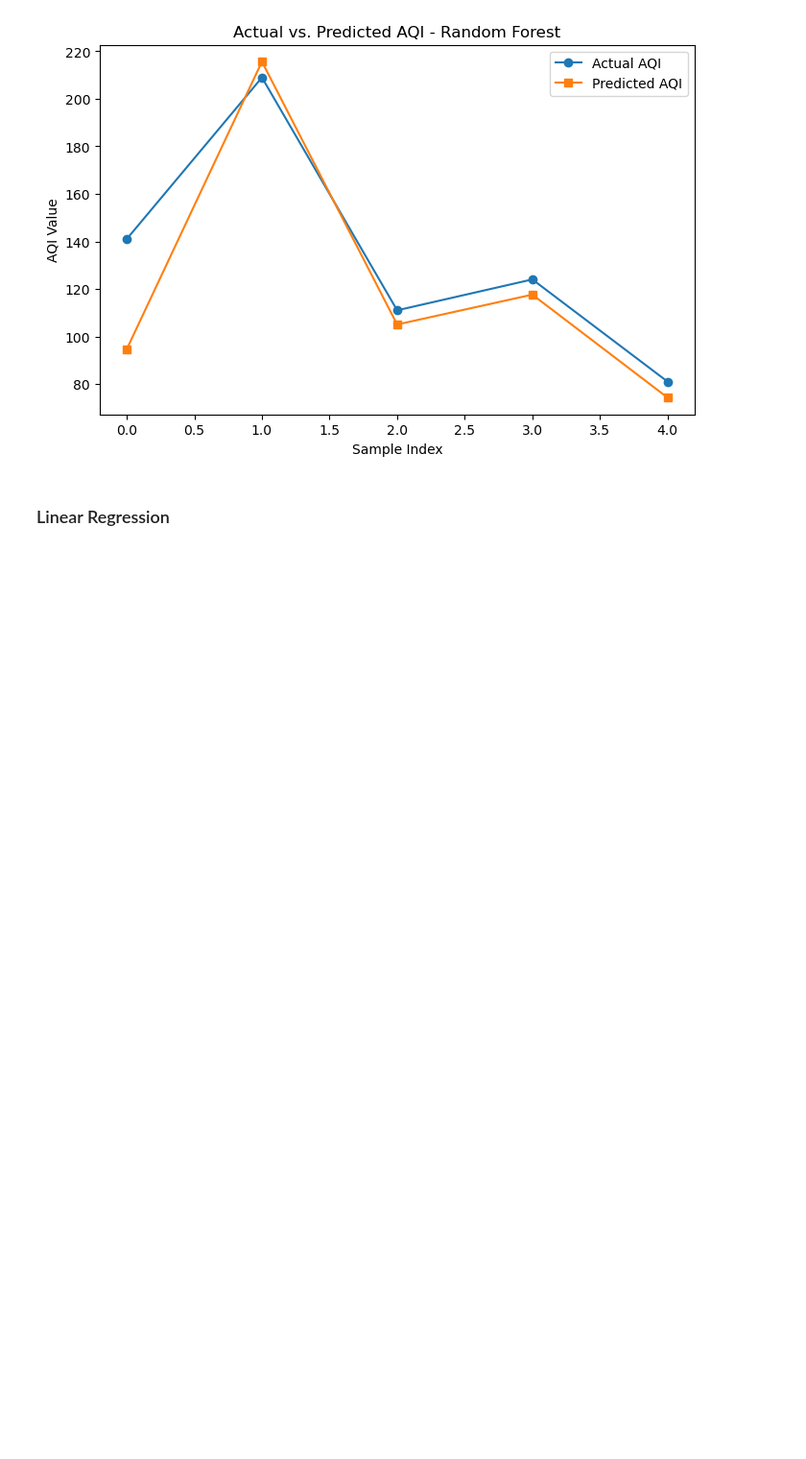
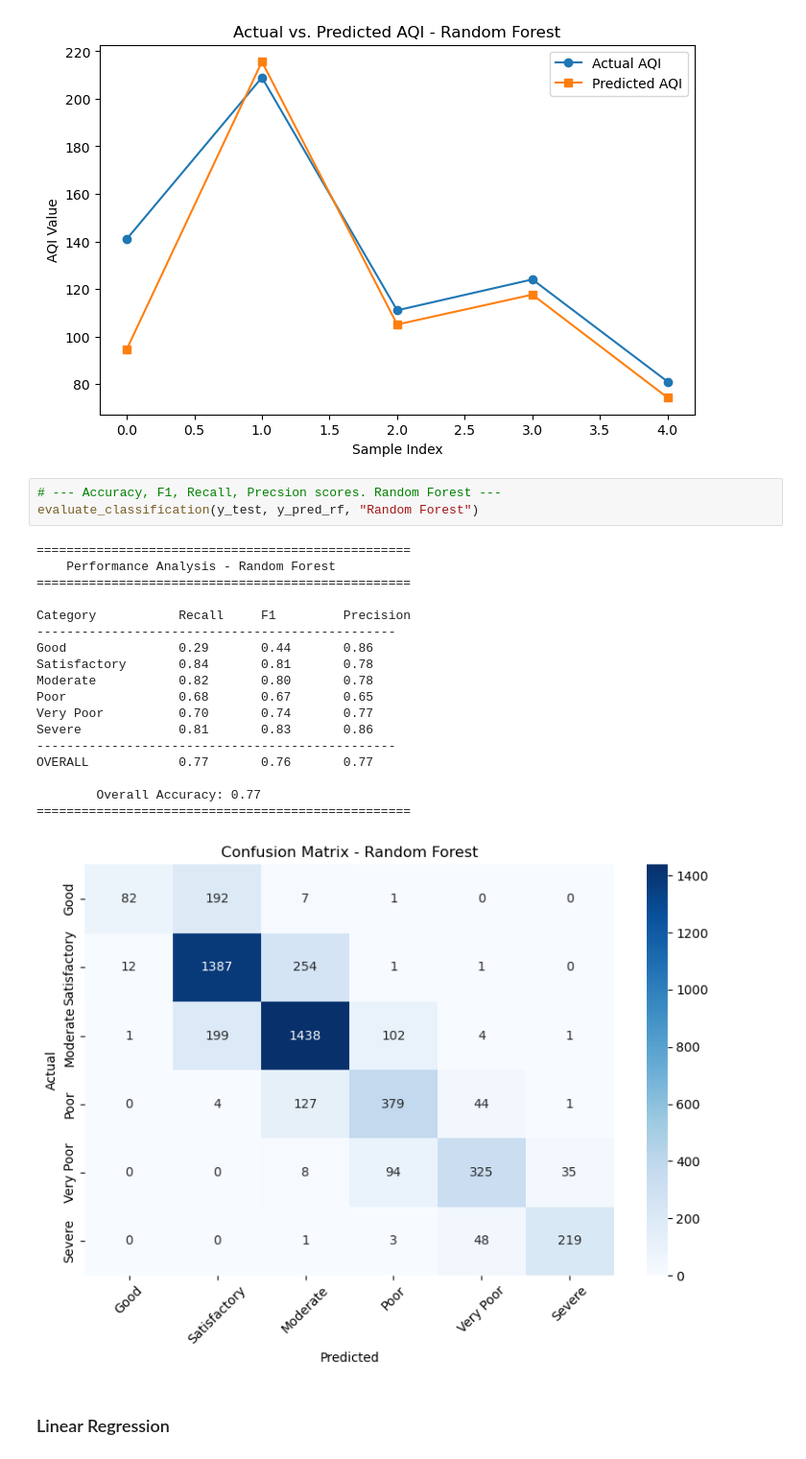
Before and after one commit to Kartikgupta041/340W_AQI_project, a Jupyter notebook: Code.ipynb, the cells around one changed output. Shown at 96% size. Saved outputs shown, nothing was run; the diff lists cells and outputs as text; blank space fills up the shorter version.

```diff
--- a/Code.ipynb
+++ b/Code.ipynb
@@ -335,6 +415,28 @@ Optimized Random Forest Performance:
 MAE: 22.11, RMSE: 41.06, R2 Score: 0.91
 Predicted AQI values: [ 94.61352188 215.66088535 105.02962598 117.60466052  74.26607811]
 [figure]
+# %%
+# --- Accuracy, F1, Recall, Precsion scores. Random Forest ---
+evaluate_classification(y_test, y_pred_rf, "Random Forest")
+# %% [output]
+==================================================
+    Performance Analysis - Random Forest
+==================================================
+
+Category           Recall     F1         Precision
+------------------------------------------------
+Good               0.29       0.44       0.86
+Satisfactory       0.84       0.81       0.78
+Moderate           0.82       0.80       0.78
+Poor               0.68       0.67       0.65
+Very Poor          0.70       0.74       0.77
+Severe             0.81       0.83       0.86
+------------------------------------------------
+OVERALL            0.77       0.76       0.77
+
+        Overall Accuracy: 0.77
+==================================================
+[figure, added]
 # %% [markdown]
 ### Linear Regression
 # %%
```
Also changed, not shown: parts of 3 cells of this notebook.
